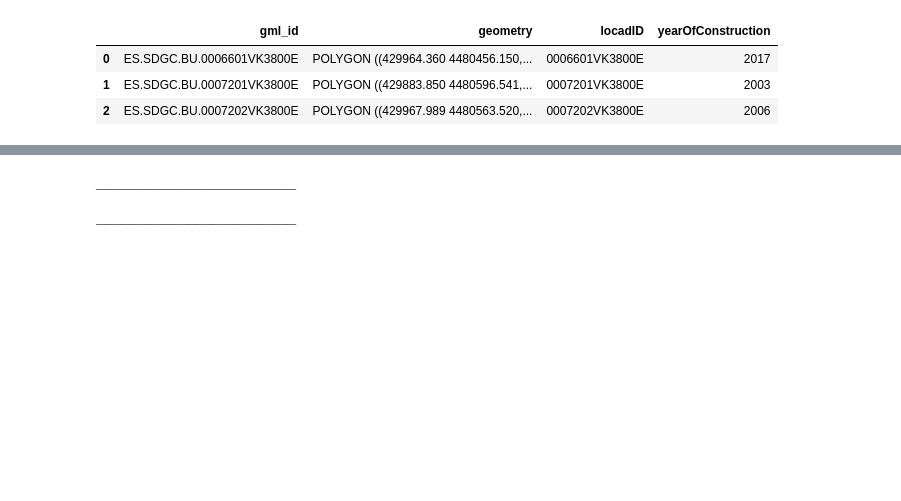
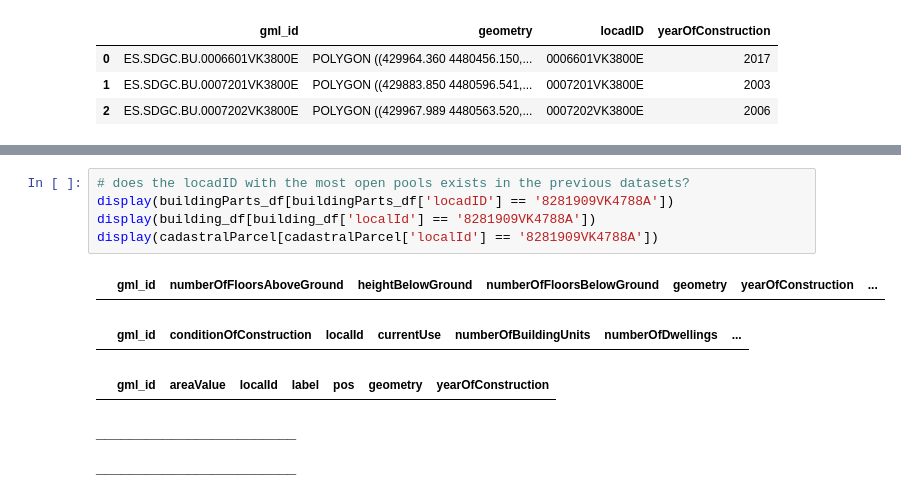
Before and after one commit to LAMDAMielgo/ih_datamadpt_FinalProyect, a Jupyter notebook: notebooks/Data Analysis -- Catastro Inspire.ipynb, the cells around one changed output, grey strips where cells are left out. Saved outputs shown, nothing was run; the diff lists cells and outputs as text; blank space fills up the shorter version.

```diff
--- a/notebooks/Data Analysis -- Catastro Inspire.ipynb
+++ b/notebooks/Data Analysis -- Catastro Inspire.ipynb
@@ -472,3 +487,12 @@ otherConstruction_df.head(3)
+# %%
+# does the locadID with the most open pools exists in the previous datasets?
+display(buildingParts_df[buildingParts_df['locadID'] == '8281909VK4788A'])
+display(building_df[building_df['localId'] == '8281909VK4788A'])
+display(cadastralParcel[cadastralParcel['localId'] == '8281909VK4788A'])
+# %% [output]
+|  | gml_id | numberOfFloorsAboveGround | heightBelowGround | numberOfFloorsBelowGround | geometry | yearOfConstruction | ... |
+|  | gml_id | conditionOfConstruction | localId | currentUse | numberOfBuildingUnits | numberOfDwellings | ... |
+|  | gml_id | areaValue | localId | label | pos | geometry | yearOfConstruction |
 # %% [markdown]
 **________________________**
 
```
Also changed, not shown: parts of 21 cells of this notebook.
